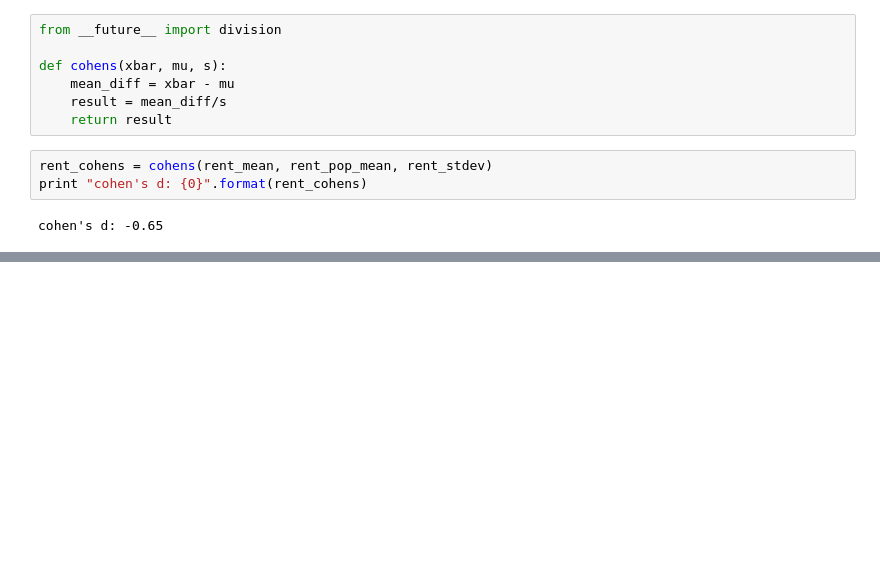
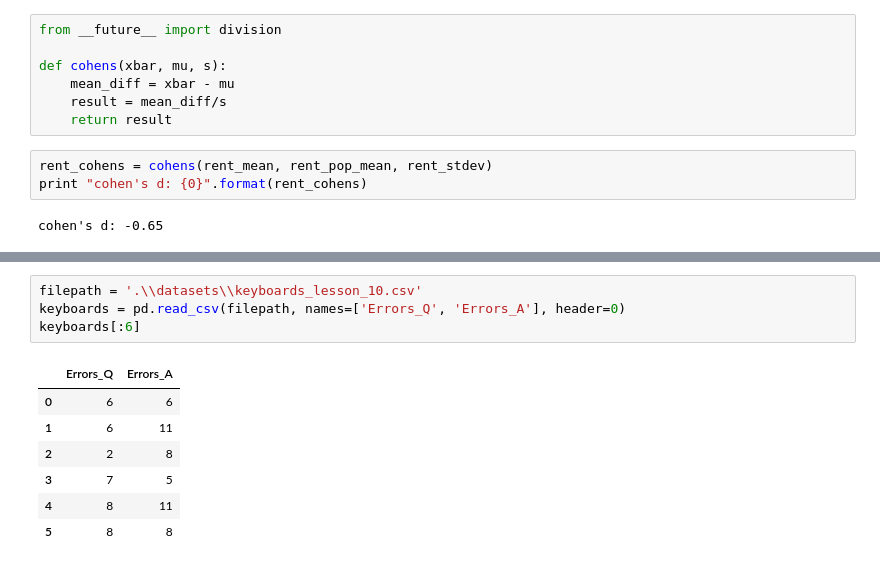
Before and after one commit to mugofjoe/inferential-statistics, a Jupyter notebook: 06 t-Tests Part 1.ipynb, the cells around one changed output, grey strips where cells are left out. Cells and saved outputs as stored; diff of their text form; blank space fills up the shorter version.

```diff
--- a/06 t-Tests Part 1.ipynb
+++ b/06 t-Tests Part 1.ipynb
@@ -366,0 +385,12 @@ cohen's d: -0.65
+# %%
+filepath = '.\\datasets\\keyboards_lesson_10.csv'
+keyboards = pd.read_csv(filepath, names=['Errors_Q', 'Errors_A'], header=0)
+keyboards[:6]
+# %% [output]
+|  | Errors_Q | Errors_A |
+| 0 | 6 | 6 |
+| 1 | 6 | 11 |
+| 2 | 2 | 8 |
+| 3 | 7 | 5 |
+| 4 | 8 | 11 |
+| 5 | 8 | 8 |
```
Also changed, not shown: parts of 15 cells of this notebook.
